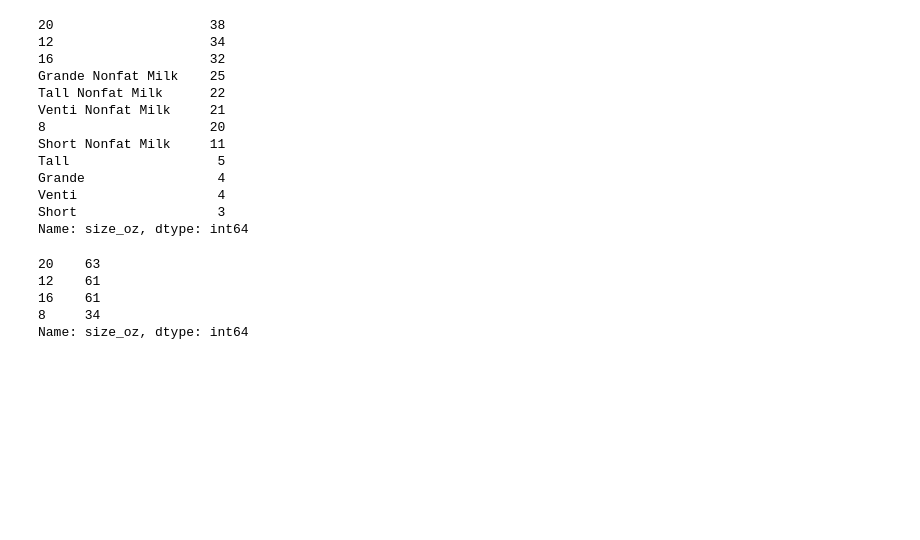
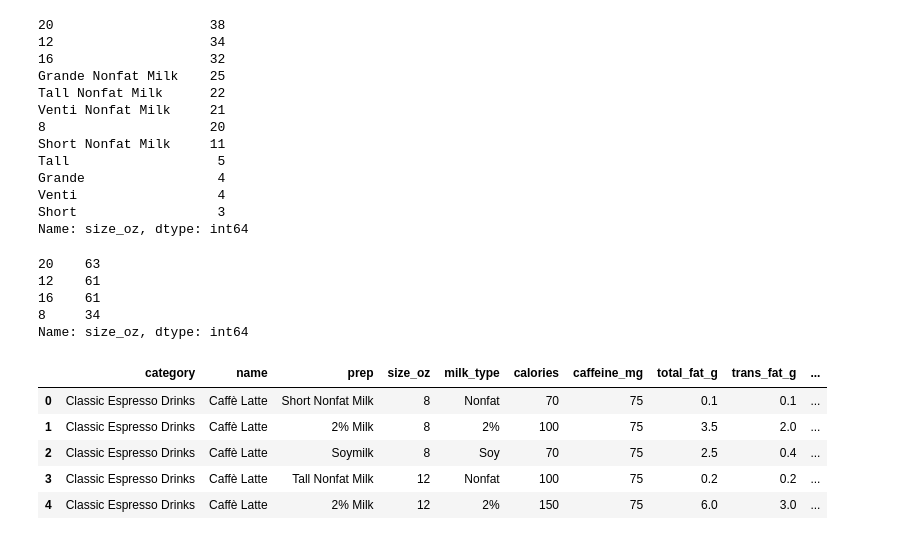
Before and after one commit to Ugi77/projects, a Jupyter notebook: NutritionAnalysisTour/clean_pandas.ipynb, the cells around one changed output. Drawn from its saved outputs; the diff is of its cells as text; code cells hidden in the pictures; blank space fills up the shorter version.

```diff
--- a/NutritionAnalysisTour/clean_pandas.ipynb
+++ b/NutritionAnalysisTour/clean_pandas.ipynb
@@ -320,4 +363,17 @@ sb_clean['size_oz'].value_counts()
 16    61
 8     34
 Name: size_oz, dtype: int64
+# %%
+# Move the caffeine_mg column
+col = sb_clean.pop("caffeine_mg")
+sb_clean.insert(6, "caffeine_mg", col)
+# %%
+sb_clean.head()
+# %% [output]
+|  | category | name | prep | size_oz | milk_type | calories | caffeine_mg | total_fat_g | trans_fat_g | ... |
+| 0 | Classic Espresso Drinks | Caffè Latte | Short Nonfat Milk | 8 | Nonfat | 70 | 75 | 0.1 | 0.1 | ... |
+| 1 | Classic Espresso Drinks | Caffè Latte | 2% Milk | 8 | 2% | 100 | 75 | 3.5 | 2.0 | ... |
+| 2 | Classic Espresso Drinks | Caffè Latte | Soymilk | 8 | Soy | 70 | 75 | 2.5 | 0.4 | ... |
+| 3 | Classic Espresso Drinks | Caffè Latte | Tall Nonfat Milk | 12 | Nonfat | 100 | 75 | 0.2 | 0.2 | ... |
+| 4 | Classic Espresso Drinks | Caffè Latte | 2% Milk | 12 | 2% | 150 | 75 | 6.0 | 3.0 | ... |
 # %%
```
Also changed, not shown: parts of 18 cells of this notebook.
